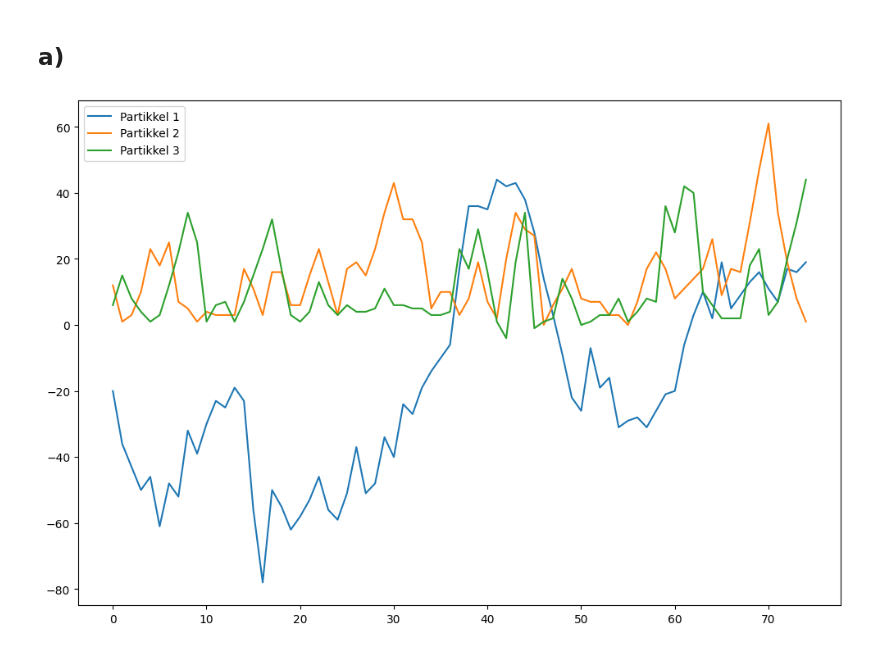
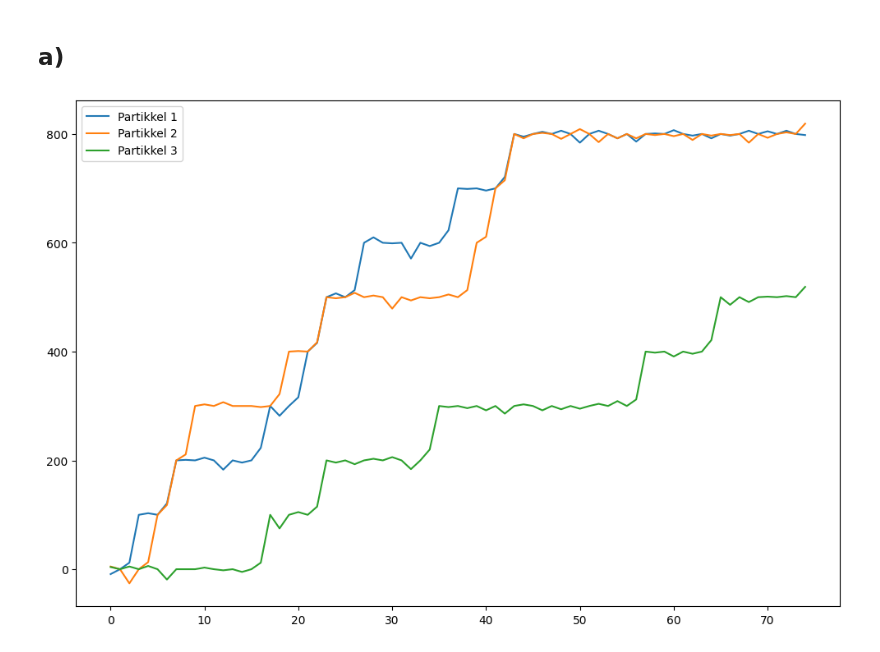
Before and after one commit to marieke-vaske/VitBer-BioFys, a Jupyter notebook: Prosjekt - oppgave 3.ipynb, the cells around one changed output. Cells and saved outputs as stored; diff of their text form; code cells hidden in the pictures.

```diff
--- a/Prosjekt - oppgave 3.ipynb
+++ b/Prosjekt - oppgave 3.ipynb
@@ -23,16 +23,16 @@ def p_null(x, V):
 def p_minus(x, V):
     return 1/(1+np.exp(-beta*(V(x+h)-V(x-h))) + np.exp(-beta*(V(x)-V(x-h))))
 
-beta = 1
+beta = 1000
 delta_t = 1 # Tidssteg lengde
 h = 1 # Steg lengde
 timeCycle = 75
 number_of_particles = 3
 N_x = 100
 T_p = 200
-k_even = 0
-k_odd = 2
-alpha = 0.99
+k_even = 1
+k_odd = 1
+alpha = 0.1
 bin_size = int(2* np.cbrt(N_x)) # Antall bins i histogrammet
 
 def V_even(x):
@@ -51,49 +51,42 @@ def sim2(T_p, N_x):
     x =  np.zeros((timeCycle, number_of_particles)) # Array med alle partikklene i posisjon x=0, iterer gjennom partikler og tidssteg
     X =  np.zeros((timeCycle, number_of_particles))
     for k in range(0, timeCycle, delta_t):
-        V = lambda x: V_odd(x)
-        """ if k % 2 == 0:
+        """ V = lambda x: V_odd(x) """
+        if k % 2 == 0:
             V = lambda x: V_even(x)
         else:
             V = lambda x: V_odd(x)
- """
+
         for i in range(0, T_p, delta_t):
             for j in range(number_of_particles):
                 a = random.uniform(0, 1) # Trekker fra std norm fordeling og flytter partikkel tilsvarende
                 if a <= p_minus(x[k][j], V):
                     x[k][j] -= h
                 elif (1 - p_plus(x[k][j], V)) < a:
                     x[k][j] += h
 
                 if (1 - p_plus(X[k][j], V)) < a:
                     X[k][j] += h
                 elif a <= p_minus(X[k][j], V):
                     X[k][j] -= h
 
                 if x[k][j]  == -N_x -h:
                     x[k][j] = N_x
                 elif x[k][j] == N_x + h:
                     x[k][j] = -N_x
+
                 if i == T_p - delta_t and k != timeCycle - delta_t:
                     x[k+1][j] = x[k][j]
                     X[k+1][j] = X[k][j]
     return x, X
 
 x1, X1 = sim2(T_p, N_x)
 
 
-""" plt.hist(x1, bins=bin_size, density=True, alpha=0.6, label=f"Tre partiklers posisjon i ratchet potensial med periode")
-plt.show()
-plt.hist(X1, bins=bin_size, density=True, alpha=0.6, label=f"Tre partiklers posisjon i ratchet potensial")
-plt.show() """
+for i in range(number_of_particles):
+    plt.plot(X1[:, i], label=f"Partikkel {i+1}")
 
-partikkel1 = np.array([X1[i][0] for i in range(timeCycle)])
-partikkel2 = np.array([X1[i][1] for i in range(timeCycle)])
-partikkel3 = np.array([X1[i][2] for i in range(timeCycle)])
-plt.plot(partikkel1, label="Partikkel 1")
-plt.plot(partikkel2, label="Partikkel 2")
-plt.plot(partikkel3, label="Partikkel 3")
 plt.legend()
 plt.show()
 # %% [output]
-[figure, old version]
+[figure, new version]
```
Also changed, not shown: parts of 1 cell of this notebook.
